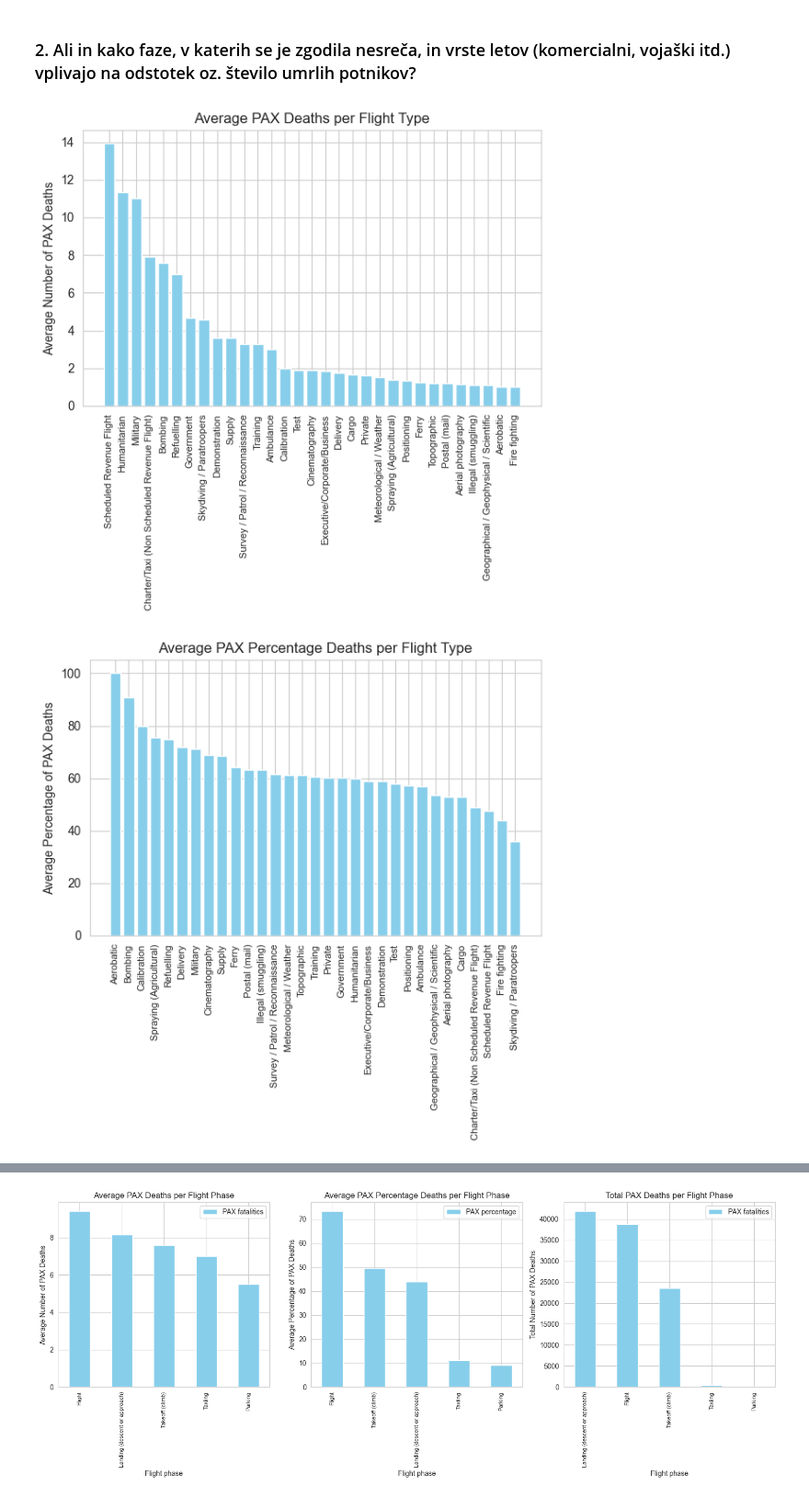
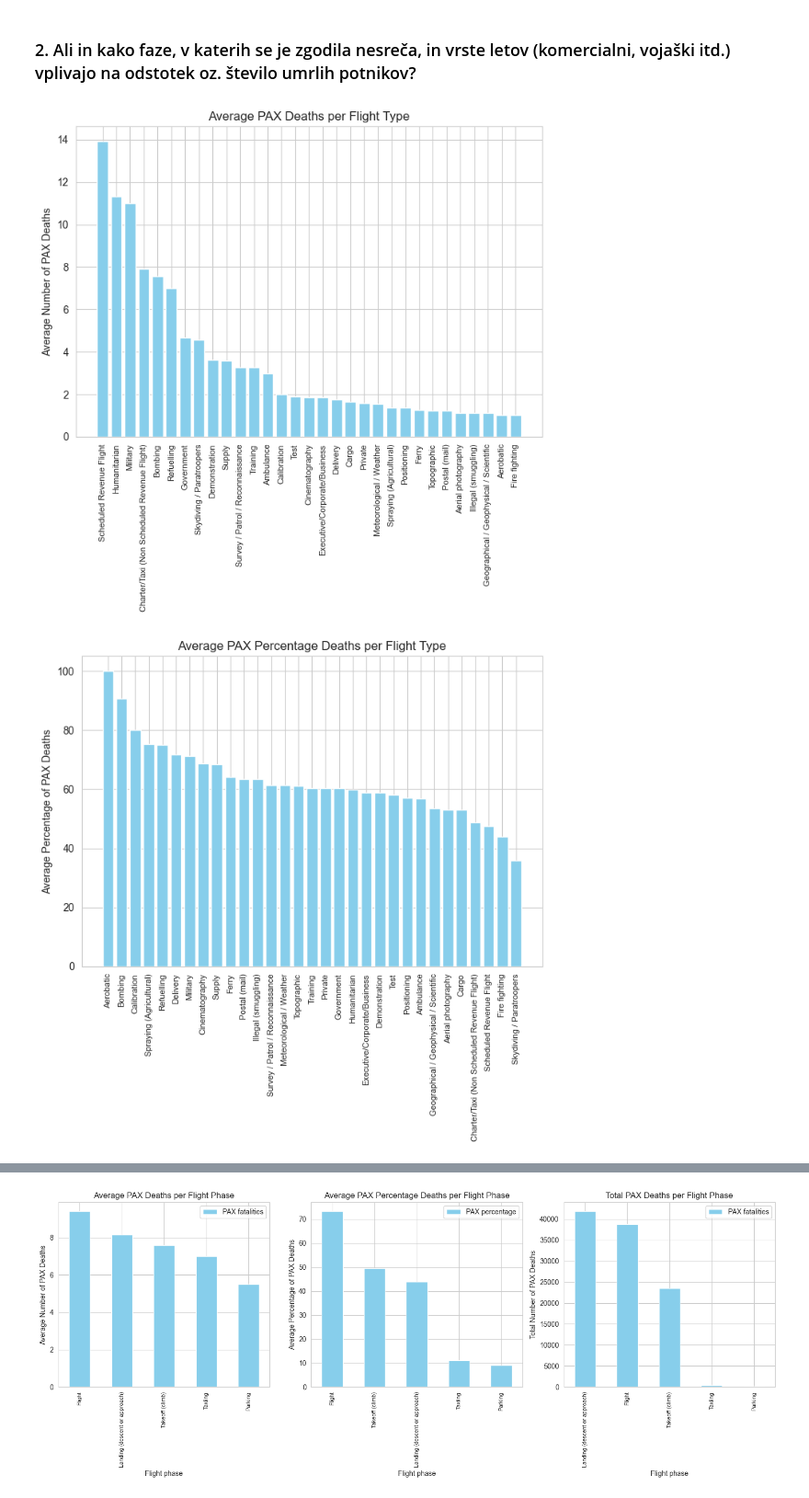
Before and after one commit to NikUlj/PR24NUJRSLSTKKM, a Jupyter notebook: PR24NUJRSLSTKKM.ipynb, the cells around one changed output, grey strips where cells are left out. Shown at 92% size. Saved outputs shown, nothing was run; the diff lists cells and outputs as text; code cells hidden in the pictures.

```diff
--- a/PR24NUJRSLSTKKM.ipynb
+++ b/PR24NUJRSLSTKKM.ipynb
@@ -197,41 +197,41 @@ data_crew_filtered['Crew percentage'] = data_crew_filtered.apply(lambda row: row
 pax_grouped = data_pax_filtered.groupby('Flight type').agg({'PAX fatalities':'mean', 'PAX percentage':'mean'}).reset_index()
 pax_grouped_type = data_pax_filtered.groupby('Flight type')['PAX fatalities'].sum().reset_index()
 
-plt.figure(figsize=(6, 6))
+plt.figure(figsize=(7, 7))
 
 pax_grouped = pax_grouped.sort_values(by='PAX fatalities', ascending=False)
 plt.bar(pax_grouped['Flight type'], pax_grouped['PAX fatalities'], color='skyblue')
 plt.title('Average PAX Deaths per Flight Type')
 plt.ylabel('Average Number of PAX Deaths')
 plt.grid(True, axis='y')
 
 plt.xticks(rotation=90)
 plt.tight_layout()
 plt.show()
 
-plt.figure(figsize=(6, 6))
+plt.figure(figsize=(7, 7))
 
 pax_grouped = pax_grouped.sort_values(by='PAX percentage', ascending=False)
 plt.bar(pax_grouped['Flight type'], pax_grouped['PAX percentage'], color='skyblue')
 plt.title('Average PAX Percentage Deaths per Flight Type')
 plt.ylabel('Average Percentage of PAX Deaths')
 plt.grid(True, axis='y')
 
 plt.xticks(rotation=90)
 plt.tight_layout()
 plt.show()
 
-plt.figure(figsize=(6, 6))
+plt.figure(figsize=(7, 7))
 
 pax_grouped_type = pax_grouped_type.sort_values(by='PAX fatalities', ascending=False)
 plt.bar(pax_grouped_type['Flight type'], pax_grouped_type['PAX fatalities'], color='skyblue')
 plt.title('Total PAX Deaths per Flight Type')
 plt.ylabel('Total Number of PAX Deaths')
 plt.grid(True, axis='y')
 
 plt.xticks(rotation=90)
 plt.tight_layout()
 plt.show()
 # %% [output]
-[figure, old version]
+[figure, new version]
-[figure, old version]
+[figure, new version]
```
Also changed, not shown: parts of 2 cells of this notebook.
